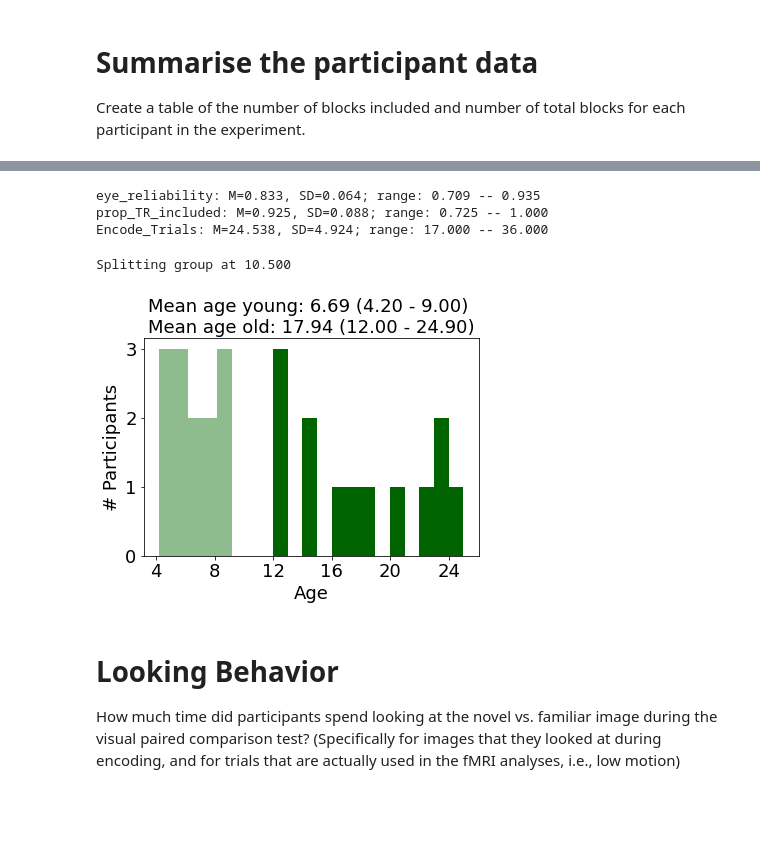
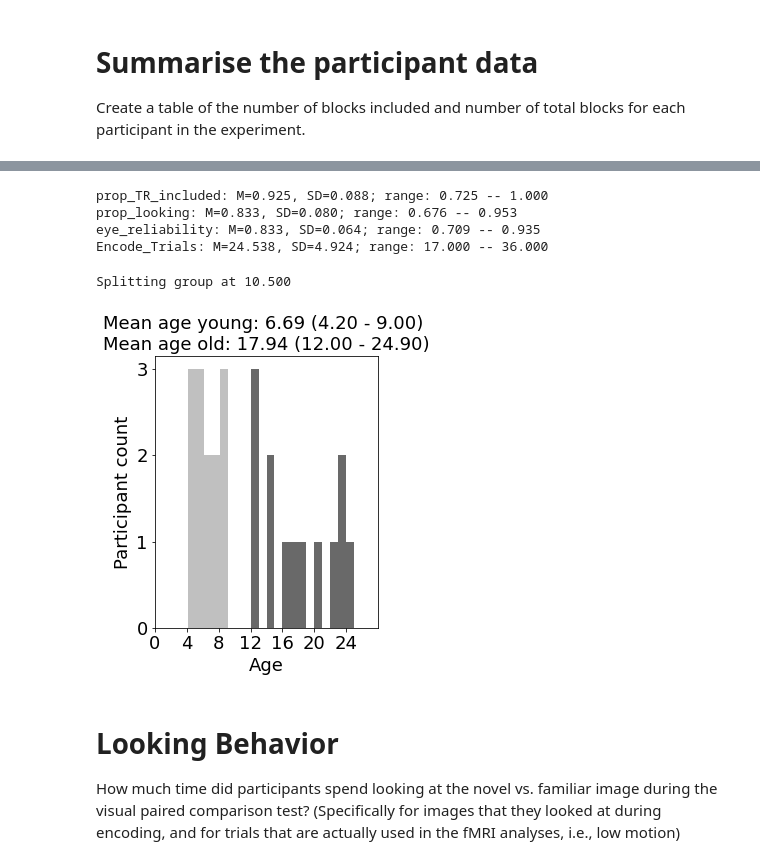
Before and after one commit to ntblab/infant_neuropipe, a Jupyter notebook: scripts/SubMem_Categories/SubMem_Categories.ipynb, the cells around one changed output, grey strips where cells are left out. Drawn from its saved outputs; the diff is of its cells as text; code cells hidden in the pictures; blank space fills up the shorter version.

Commit message:
small visualization changes, added chi-sq test for item effects

```diff
--- a/scripts/SubMem_Categories/SubMem_Categories.ipynb
+++ b/scripts/SubMem_Categories/SubMem_Categories.ipynb
@@ -563,40 +563,40 @@ df
 # %%
 # report some useful metrics
-for col in ['eye_reliability','prop_TR_included','Encode_Trials']:
+for col in ['prop_TR_included','prop_looking','eye_reliability','Encode_Trials']:
     print('%s: M=%0.3f, SD=%0.3f; range: %0.3f -- %0.3f' % (col,np.mean(df[col]),np.std(df[col]),
                                                             np.min(df[col]), np.max(df[col])))
 # %% [output]
+prop_TR_included: M=0.925, SD=0.088; range: 0.725 -- 1.000
+prop_looking: M=0.833, SD=0.080; range: 0.676 -- 0.953
 eye_reliability: M=0.833, SD=0.064; range: 0.709 -- 0.935
-prop_TR_included: M=0.925, SD=0.088; range: 0.725 -- 1.000
 Encode_Trials: M=24.538, SD=4.924; range: 17.000 -- 36.000
 # %%
 # Now plot the ages
-
 included_ages=df['Age']
 
 # Split half
 cutoff=np.nanmedian(included_ages)
 print('Splitting group at %0.3f' % cutoff)
 
 # Plot!
-fig=plt.figure(figsize=(6,4))
+fig=plt.figure(figsize=(4,5))
 younger_ages=included_ages[included_ages<cutoff]
 older_ages=included_ages[included_ages>=cutoff]
-plt.hist(younger_ages, np.arange(younger_ages.min(), younger_ages.max()+1),color='darkseagreen');
-plt.hist(older_ages, np.arange(older_ages.min(), older_ages.max()+1),color='darkgreen');
+plt.hist(younger_ages, np.arange(younger_ages.min(), younger_ages.max()+1),color='silver');
+plt.hist(older_ages, np.arange(older_ages.min(), older_ages.max()+1),color='dimgrey');
 plt.xlabel('Age',fontsize=18)
-plt.ylabel('# Participants',fontsize=18)
+plt.ylabel('Participant count',fontsize=18)
 plt.yticks([0,1,2,3],fontsize=18)
-plt.xticks([4,8,12,16,20,24],fontsize=18)
-plt.xticks(fontsize=18)
+plt.xlim(0,28)
+plt.xticks(np.arange(0,28,4),fontsize=18)
 
 plt.title('Mean age young: %0.2f (%0.2f - %0.2f) \nMean age old: %0.2f (%0.2f - %0.2f)' %
           (younger_ages.mean(), younger_ages.min(), younger_ages.max(),
            older_ages.mean(),  older_ages.min(), older_ages.max()),fontsize=18)
 fig.savefig('%s/age_groups.svg' %(save_plot_dir))
 # %% [output]
 Splitting group at 10.500
-[figure, old version]
+[figure, new version]
 # %% [markdown]
 # Looking Behavior <a id='behavior'></a>
 How much time did participants spend looking at the novel vs. familiar image during the visual paired comparison test? (Specifically for images that they looked at during encoding, and for trials that are actually used in the fMRI analyses, i.e., low motion)
```
Also changed, not shown: parts of 25 cells of this notebook.
